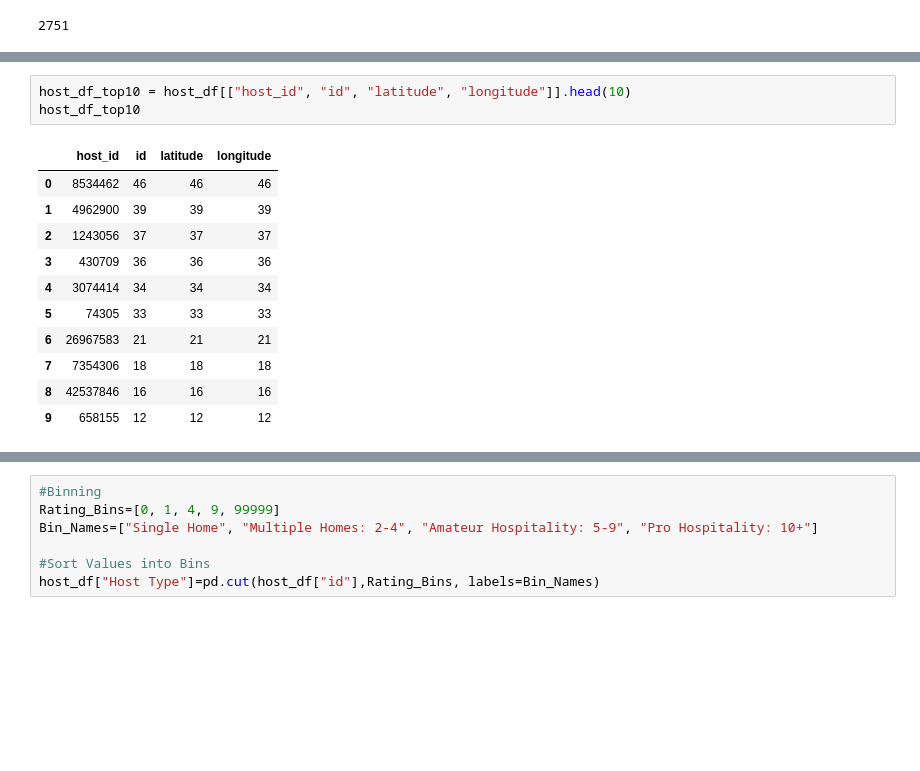
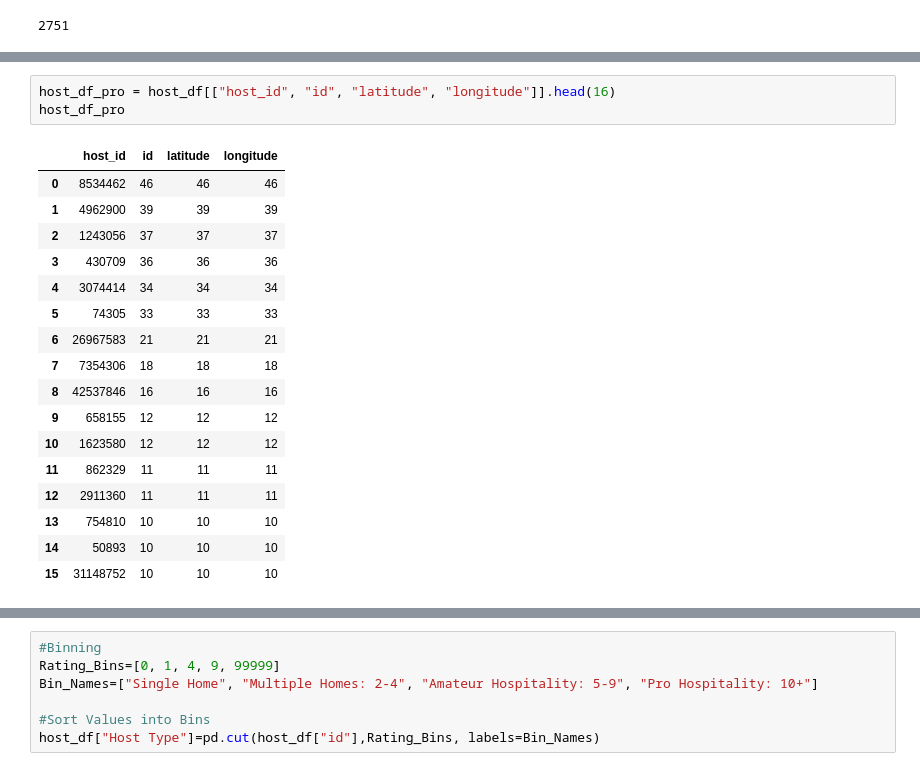
Before and after one commit to caiti326/GroupProject1, a Jupyter notebook: Group6_Proj1-FINAL.ipynb, the cells around one changed output, grey strips where cells are left out. Drawn from its saved outputs; the diff is of its cells as text; blank space fills up the shorter version.

```diff
--- a/Group6_Proj1-FINAL.ipynb
+++ b/Group6_Proj1-FINAL.ipynb
@@ -392,16 +414,22 @@ Length: 73, dtype: int64
 # %%
-host_df_top10 = host_df[["host_id", "id", "latitude", "longitude"]].head(10)
-host_df_top10
+host_df_pro = host_df[["host_id", "id", "latitude", "longitude"]].head(16)
+host_df_pro
 # %% [output]
 |  | host_id | id | latitude | longitude |
 | 0 | 8534462 | 46 | 46 | 46 |
 | 1 | 4962900 | 39 | 39 | 39 |
 | 2 | 1243056 | 37 | 37 | 37 |
 | 3 | 430709 | 36 | 36 | 36 |
 | 4 | 3074414 | 34 | 34 | 34 |
 | 5 | 74305 | 33 | 33 | 33 |
 | 6 | 26967583 | 21 | 21 | 21 |
 | 7 | 7354306 | 18 | 18 | 18 |
 | 8 | 42537846 | 16 | 16 | 16 |
 | 9 | 658155 | 12 | 12 | 12 |
+| 10 | 1623580 | 12 | 12 | 12 |
+| 11 | 862329 | 11 | 11 | 11 |
+| 12 | 2911360 | 11 | 11 | 11 |
+| 13 | 754810 | 10 | 10 | 10 |
+| 14 | 50893 | 10 | 10 | 10 |
+| 15 | 31148752 | 10 | 10 | 10 |
 # %%
```
Also changed, not shown: parts of 12 cells of this notebook, 4 other files.
